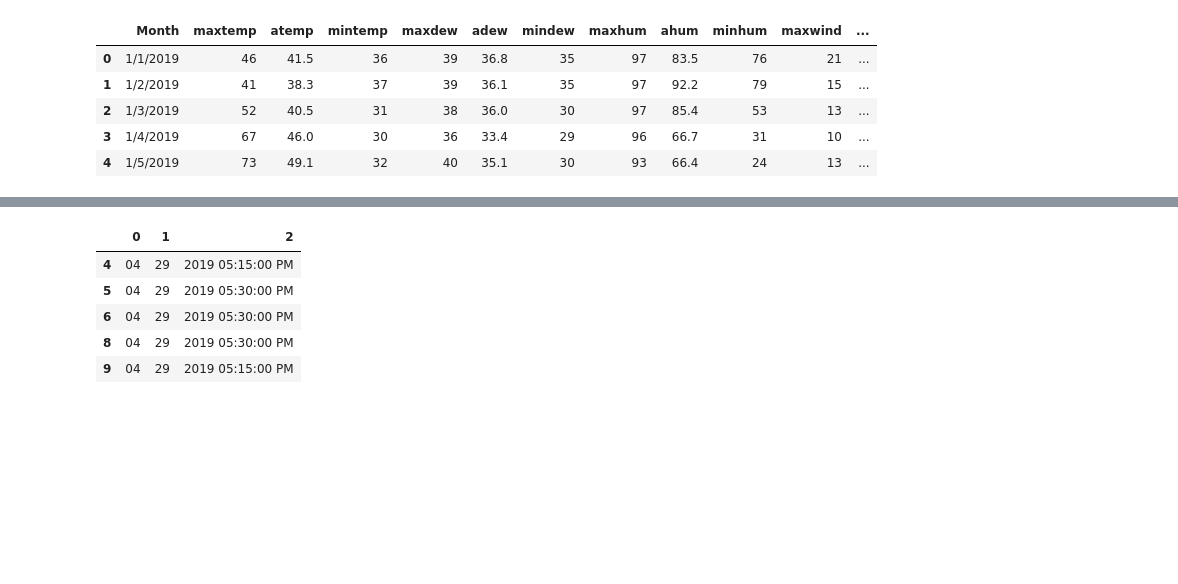
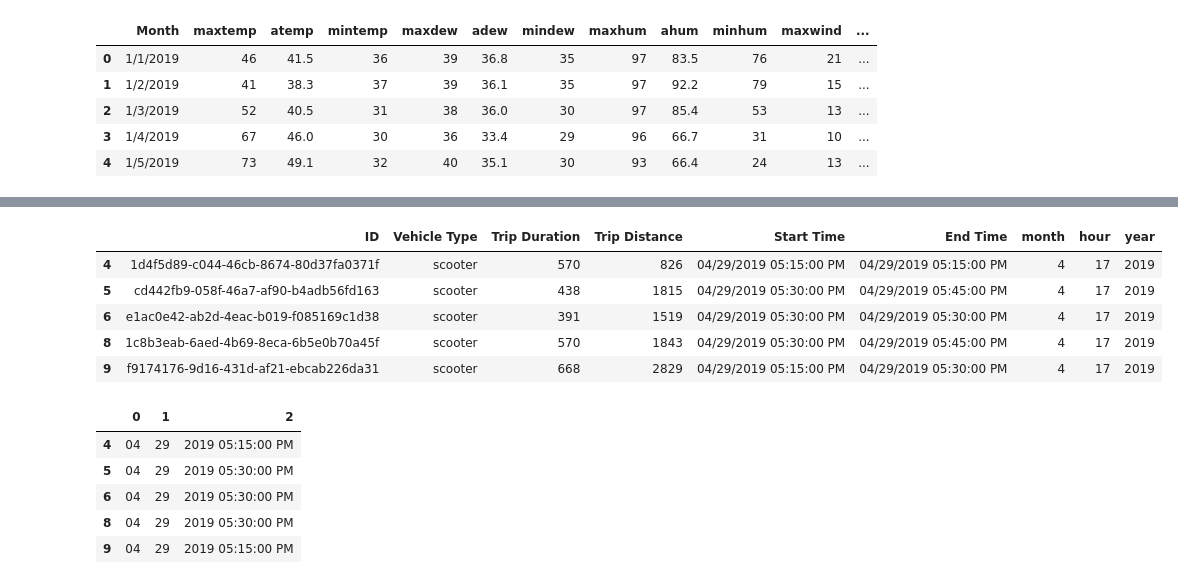
Before and after one commit to aktavern/Austin-Transporation-Alternatives, a Jupyter notebook: data/Data Cleanup.ipynb, the cells around one changed output, grey strips where cells are left out. Drawn from its saved outputs; the diff is of its cells as text; code cells hidden in the pictures; blank space fills up the shorter version.

```diff
--- a/data/Data Cleanup.ipynb
+++ b/data/Data Cleanup.ipynb
@@ -72 +80,11 @@ alltrips.head()
+# %%
+alltrips=alltrips.drop(['Month','Hour','Year'],axis=1)
+alltrips.head()
+# %% [output]
+|  | ID | Vehicle Type | Trip Duration | Trip Distance | Start Time | End Time | month | hour | year |
+| 4 | 1d4f5d89-c044-46cb-8674-80d37fa0371f | scooter | 570 | 826 | 04/29/2019 05:15:00 PM | 04/29/2019 05:15:00 PM | 4 | 17 | 2019 |
+| 5 | cd442fb9-058f-46a7-af90-b4adb56fd163 | scooter | 438 | 1815 | 04/29/2019 05:30:00 PM | 04/29/2019 05:45:00 PM | 4 | 17 | 2019 |
+| 6 | e1ac0e42-ab2d-4eac-b019-f085169c1d38 | scooter | 391 | 1519 | 04/29/2019 05:30:00 PM | 04/29/2019 05:30:00 PM | 4 | 17 | 2019 |
+| 8 | 1c8b3eab-6aed-4b69-8eca-6b5e0b70a45f | scooter | 570 | 1843 | 04/29/2019 05:30:00 PM | 04/29/2019 05:45:00 PM | 4 | 17 | 2019 |
+| 9 | f9174176-9d16-431d-af21-ebcab226da31 | scooter | 668 | 2829 | 04/29/2019 05:15:00 PM | 04/29/2019 05:30:00 PM | 4 | 17 | 2019 |
 # %%
```
Also changed, not shown: parts of 56 cells of this notebook.
